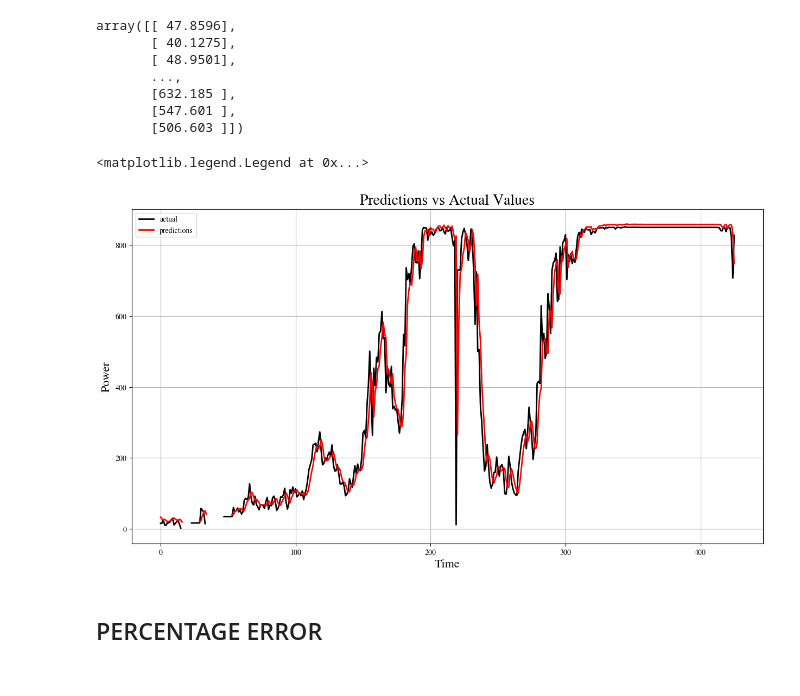
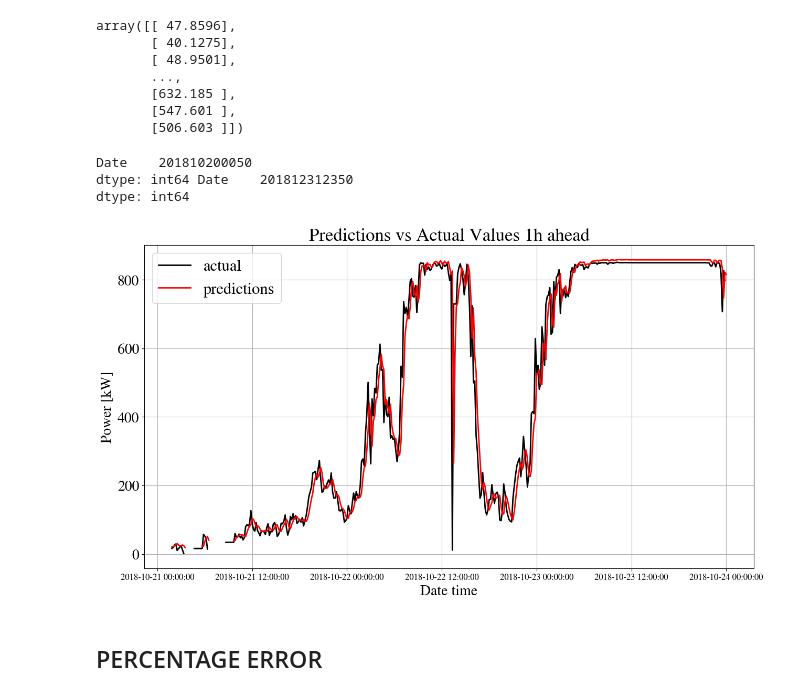
Before and after one commit to Brizzum/Final-project, a Jupyter notebook: UnivariateModel.ipynb, the cells around one changed output. Drawn from its saved outputs; the diff is of its cells as text; code cells hidden in the pictures.

```diff
--- a/UnivariateModel.ipynb
+++ b/UnivariateModel.ipynb
@@ -413,22 +413,53 @@ array([[ 47.8596],
        [632.185 ],
        [547.601 ],
        [506.603 ]])
+# %%
+# extract the time index from v52_data for the last 10513 rows
+Atime_index = V52_data[['Date']][(validation_int+n_lag-n_out):-(n_out)]
+print(Atime_index.min(), Atime_index.max())
+# %% [output]
+Date    201810200050
+dtype: int64 Date    201812312350
+dtype: int64
+# %%
+
+# make a dataframe of Atime_index and predictions
+df_predictions = pd.DataFrame(predictions, columns=['predictions'], index=Atime_index.index)
+#now with the last column of test_y
+df_test_Y = pd.DataFrame(test_Y[:,-1], columns=['test_Y'], index=Atime_index.index)
 # %%
+import matplotlib.dates as mdates
+import matplotlib.pyplot as plt
+
 # plot the predictions
+
+# Set the formatter
+date_format = mdates.DateFormatter('%Y-%m-%d %H:%M:%S')  # adjust the format as needed
+
 plt.figure(figsize=(15,8))
-
-plt.plot(test_Y[150:144*4,-1], 'k', label='actual', linewidth=2)
-plt.plot(predictions[150:144*4],'-r', label='predictions', linewidth=2)
+plt.plot(df_test_Y[150:144*4], 'k', label='actual', linewidth=2)
+plt.plot(df_predictions[150:144*4],'-r', label='predictions', linewidth=2)
 plt.grid(True)
 
-plt.title('Predictions vs Actual Values', fontsize=20)
-plt.xlabel('Time', fontsize=16)
-plt.ylabel('Power', fontsize=16)
+# Set the formatter
+plt.gca().xaxis.set_major_formatter(date_format)
 
-plt.legend()
+plt.xlabel('Date time', fontsize=20)
+plt.ylabel('Power [kW]', fontsize=20)
+
+# make the legend larger
+plt.legend(fontsize=22)
+
+#make larger the tick labels
+plt.xticks(fontsize=12)
+plt.yticks(fontsize=20)
+
+plt.title('Predictions vs Actual Values 1h ahead', fontsize=25)
+
+
+plt.show()
 # %% [output]
-<matplotlib.legend.Legend at 0x...>
-[figure, old version]
+[figure, new version]
 # %% [markdown]
 ## PERCENTAGE ERROR
 # %% [markdown]
```
Also changed, not shown: 3 other files.
